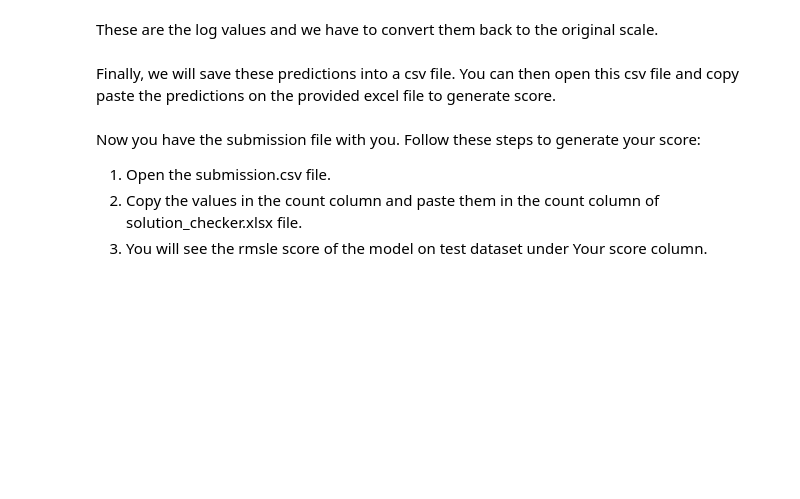
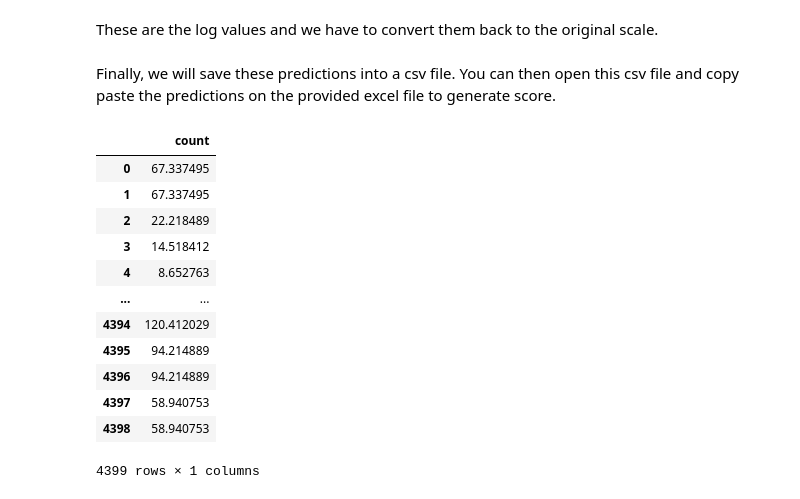
Before and after one commit to Arko27/LinReg-Bike-Sharing-Sys, a Jupyter notebook: Benchmark solution.ipynb, the cells around one changed output. Saved outputs shown, nothing was run; the diff lists cells and outputs as text; code cells hidden in the pictures; blank space fills up the shorter version.

```diff
--- a/Benchmark solution.ipynb
+++ b/Benchmark solution.ipynb
@@ -288,8 +305,22 @@ submission = pd.DataFrame()
 submission['count'] = final_prediction
 # %%
 submission.to_csv('submission.csv', header=True, index=False)
+
+# Predicting the value of count variable and storing it in 'Submission.csv'
+
+df = pd.read_csv('submission.csv')
+df
+# %% [output]
+|  | count |
+| 0 | 67.337495 |
+| 1 | 67.337495 |
+| 2 | 22.218489 |
+| 3 | 14.518412 |
+| 4 | 8.652763 |
+| ... | ... |
+| 4394 | 120.412029 |
+| 4395 | 94.214889 |
+| 4396 | 94.214889 |
+| 4397 | 58.940753 |
+| 4398 | 58.940753 |
+4399 rows × 1 columns
-# %% [markdown]
-Now you have the submission file with you. Follow these steps to generate your score:
-1. Open the submission.csv file.
-2. Copy the values in the count column and paste them in the count column of solution_checker.xlsx file.
-3. You will see the rmsle score of the model on test dataset under Your score column.
```
Also changed, not shown: parts of 19 cells of this notebook.
